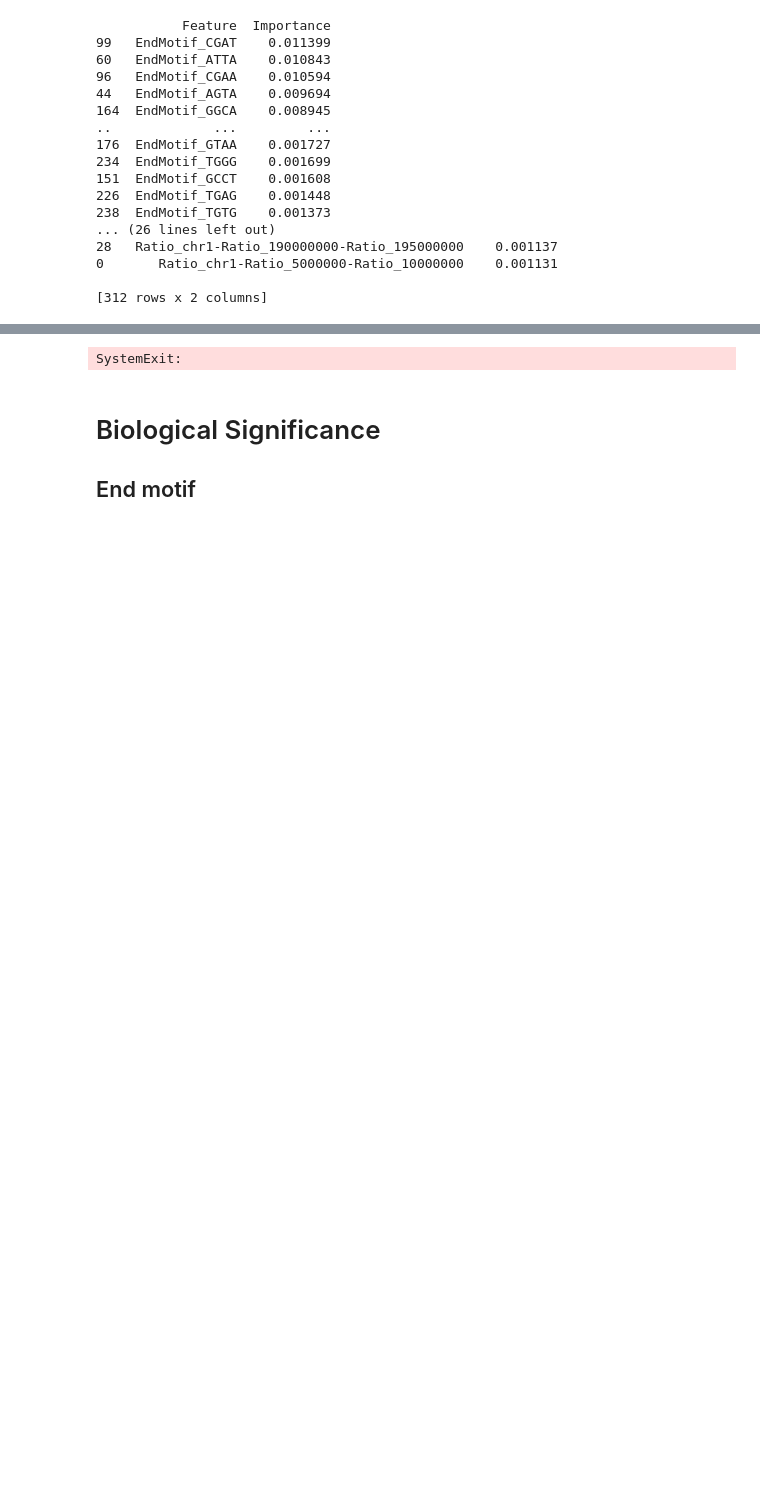
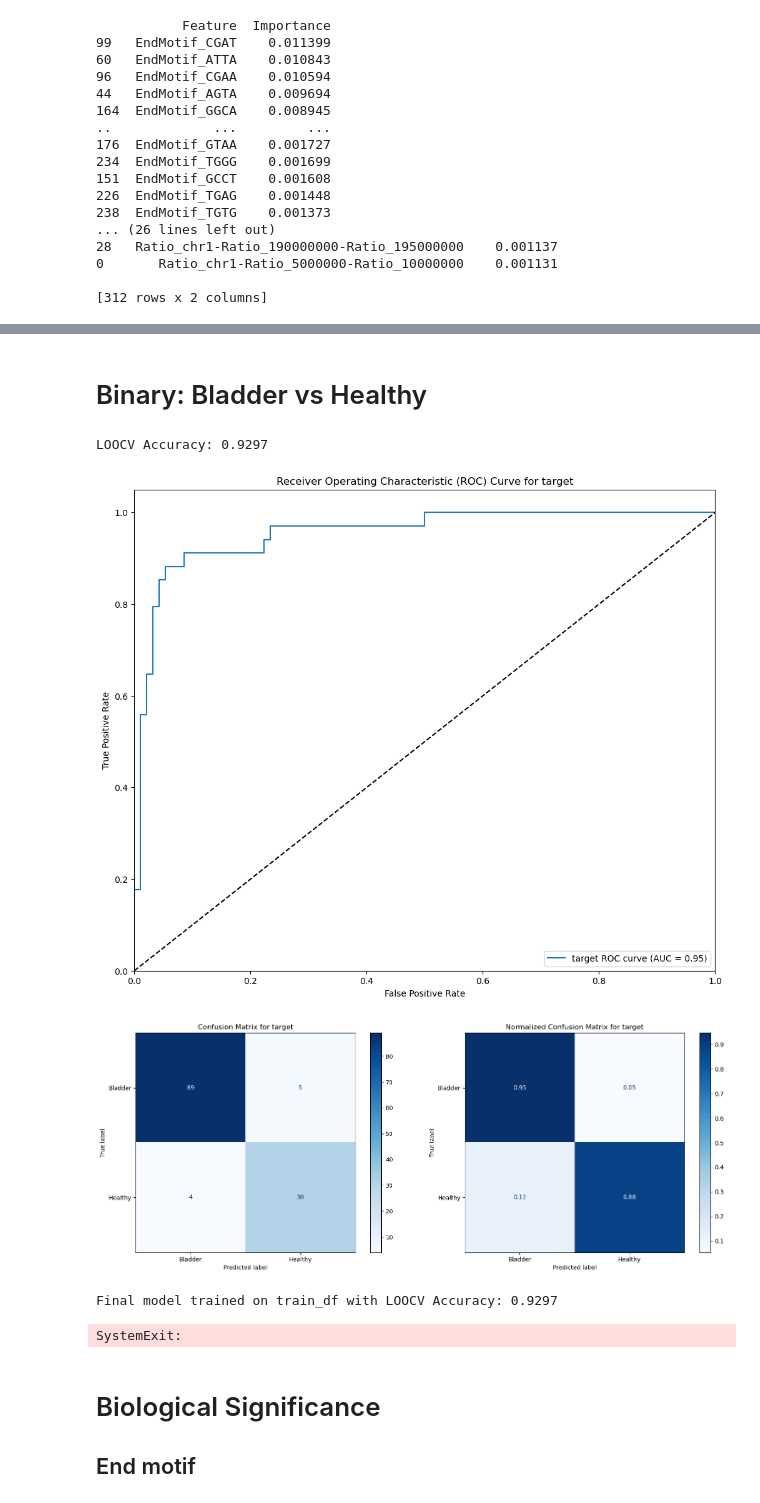
Before and after one commit to Irfanwustl/ResearchCode2_in_transition, a Jupyter notebook: Tissue_of_origin/TOF_all_features.ipynb, the cells around one changed output, grey strips where cells are left out. Drawn from its saved outputs; the diff is of its cells as text; code cells hidden in the pictures; blank space fills up the shorter version.

```diff
--- a/Tissue_of_origin/TOF_all_features.ipynb
+++ b/Tissue_of_origin/TOF_all_features.ipynb
@@ -812,0 +888,22 @@ Cross-validated Accuracy: 0.6825
+# %%
+import pandas as pd
+
+def subset_rows_by_target(df, target_values):
+    """
+    Subset rows of a DataFrame based on specific values in the 'target' column.
+
+    Parameters:
+    - df (pd.DataFrame): The DataFrame to subset.
+    - target_values (list): A list of values to keep in the 'target' column.
+
+    Returns:
+    - pd.DataFrame: A new DataFrame with rows where 'target' is in target_values.
+    """
+    return df[df['target'].isin(target_values)]
+
+# Example usage:
+# data = {'target': ['Healthy', 'Bladder', 'Cancer', 'Healthy', 'Bladder'],
+#         'value': [10, 20, 30, 40, 50]}
+# df = pd.DataFrame(data)
+# filtered_df = subset_rows_by_target(df, ['Healthy', 'Bladder'])
+# print(filtered_df)
@@ -813,3 +926,21 @@ Cross-validated Accuracy: 0.6825
+# %% [markdown]
+# Binary: Bladder vs Healthy
+# %%
+target_values = ['Bladder','Healthy']
+# %%
+# Combine train and test sets for LOOCV
+EndMotif_dataset_binary = subset_rows_by_target(EndMotif_dataset, target_values)
+
+# Test the train_model_loocv function
+EndMotif_binary_LOOCV_model, EndMotif_binary_LOOCV_accuracy = models.train_model_loocv(EndMotif_dataset_binary, target_name='target',model=LogisticRegression(random_state=0, class_weight='balanced'))
+
+# Print the results
+print(f"Final model trained on train_df with LOOCV Accuracy: {EndMotif_binary_LOOCV_accuracy:.4f}")
+# %% [output]
+LOOCV Accuracy: 0.9297
+[figure, added]
+[figure, added]
+Final model trained on train_df with LOOCV Accuracy: 0.9297
 # %%
 import sys
 sys.exit()
```
Also changed, not shown: parts of 23 cells of this notebook, 2 other files.
